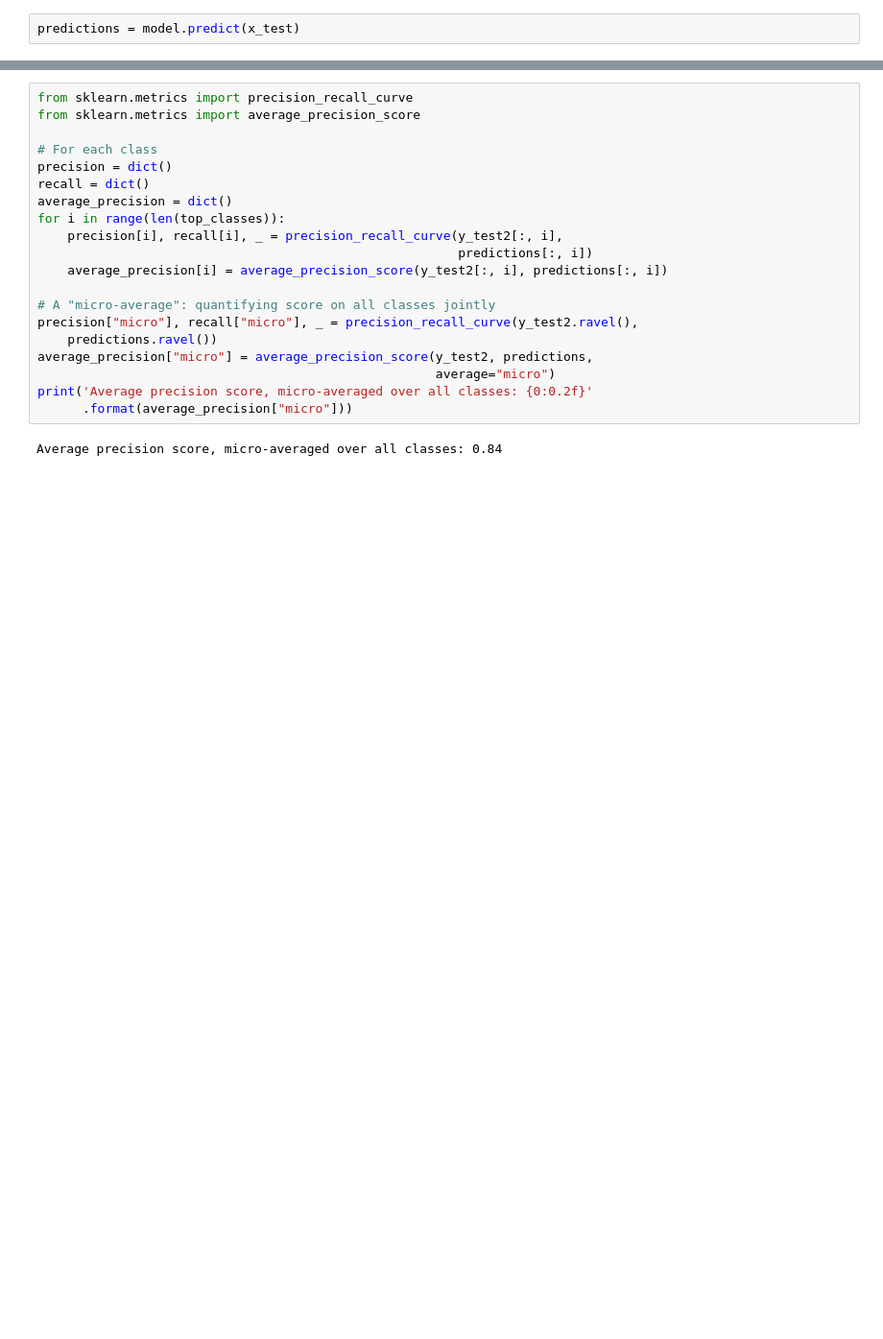
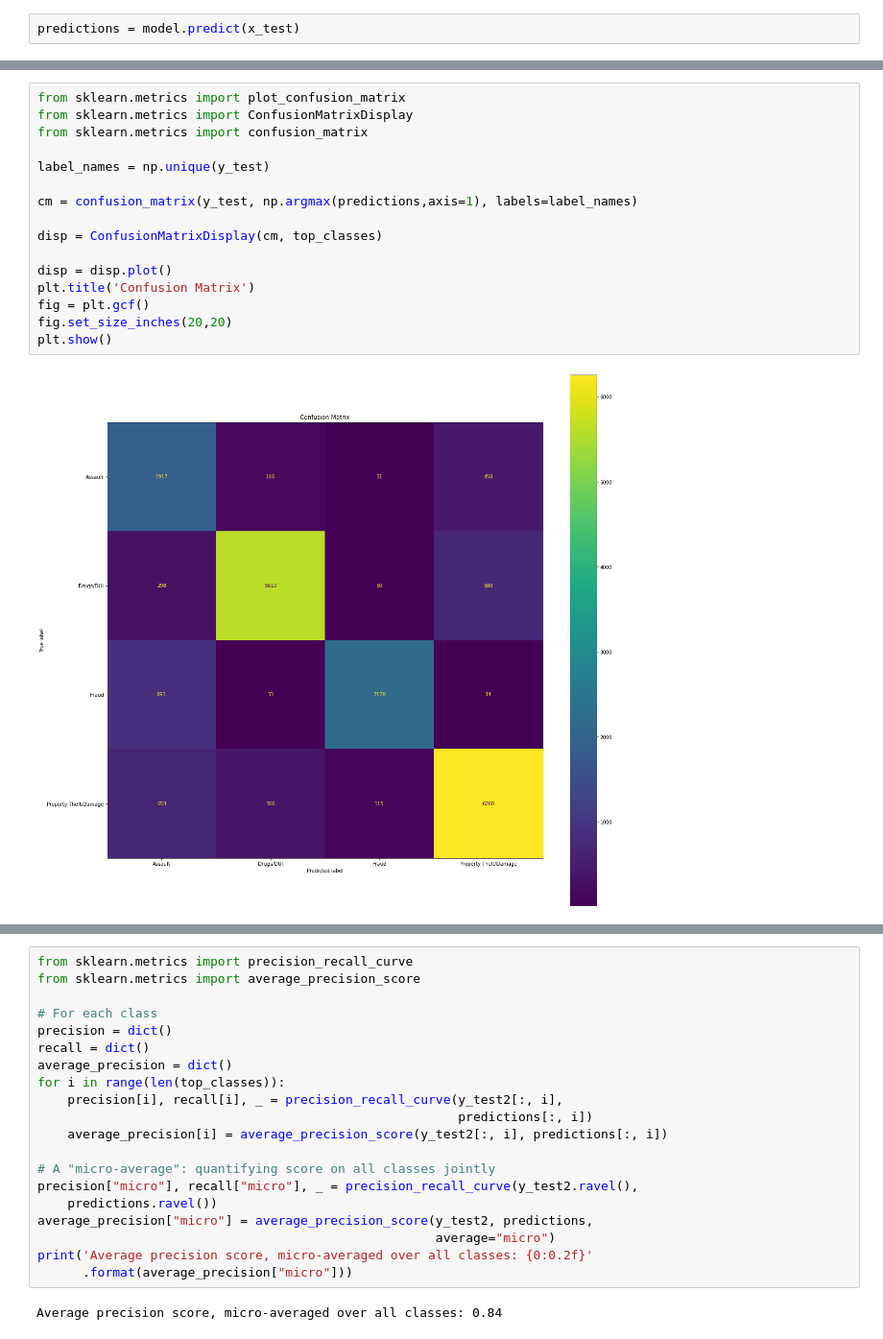
Before and after one commit to hudsonbat/Data-205, a Jupyter notebook: MCCrime_NN.ipynb, the cells around one changed output, grey strips where cells are left out. Shown at 96% size. Saved outputs shown, nothing was run; the diff lists cells and outputs as text; blank space fills up the shorter version.

```diff
--- a/MCCrime_NN.ipynb
+++ b/MCCrime_NN.ipynb
@@ -216,3 +246,21 @@ loss, acc = model.evaluate(x_test, y_test2)
+# %%
+from sklearn.metrics import plot_confusion_matrix
+from sklearn.metrics import ConfusionMatrixDisplay
+from sklearn.metrics import confusion_matrix
+
+label_names = np.unique(y_test)
+
+cm = confusion_matrix(y_test, np.argmax(predictions,axis=1), labels=label_names)
+
+disp = ConfusionMatrixDisplay(cm, top_classes)
+
+disp = disp.plot()
+plt.title('Confusion Matrix')
+fig = plt.gcf()
+fig.set_size_inches(20,20)
+plt.show()
+# %% [output]
+[figure, added]
 # %%
 from sklearn.metrics import roc_curve, auc
 from scipy import interp
```
Also changed, not shown: parts of 11 cells of this notebook.
